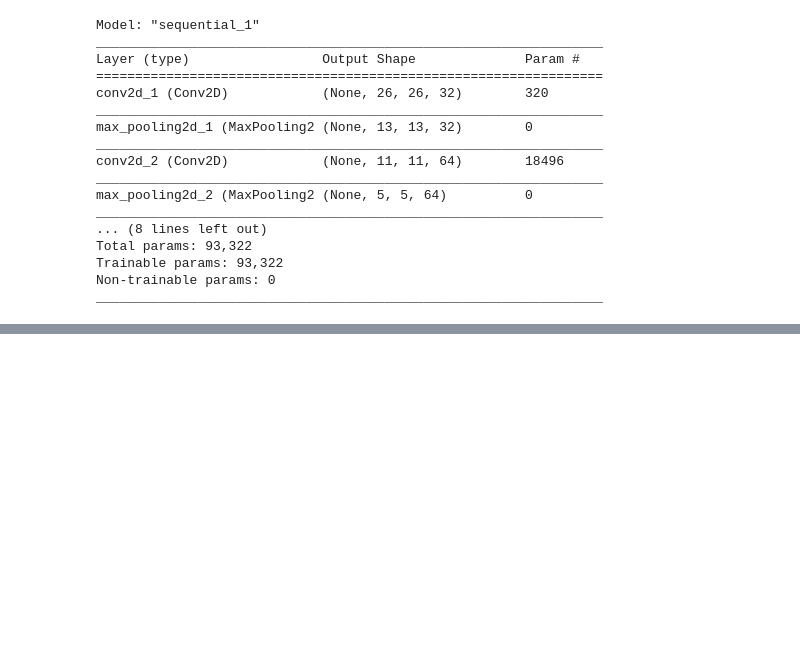
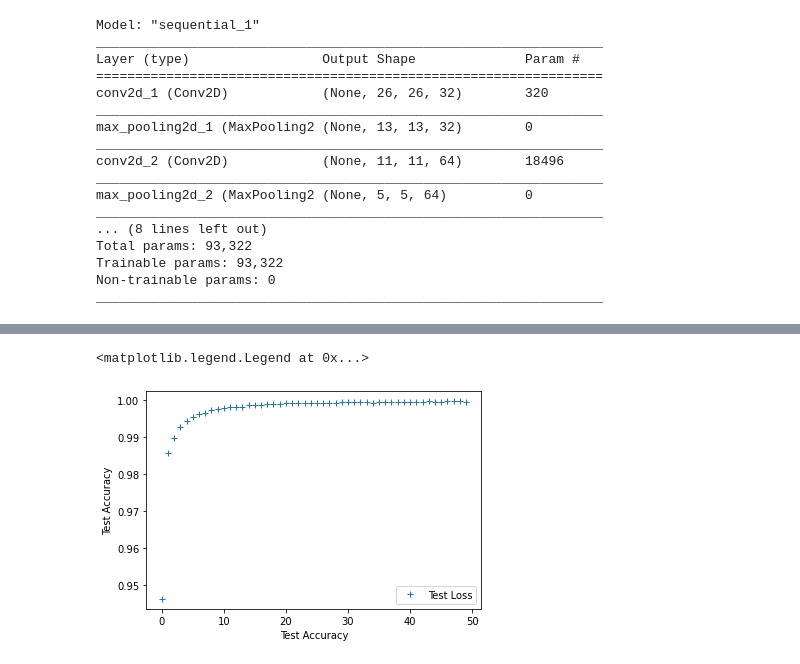
Before and after one commit to bullet400/house, a Jupyter notebook: Convoluntional_Neural.ipynb, the cells around one changed output, grey strips where cells are left out. Cells and saved outputs as stored; diff of their text form; code cells hidden in the pictures; blank space fills up the shorter version.

```diff
--- a/Convoluntional_Neural.ipynb
+++ b/Convoluntional_Neural.ipynb
@@ -113,0 +168,8 @@ test_accu
+# %%
+plt.plot(test_accuracy, '+', label=('Test Loss'))
+plt.xlabel('Test Accuracy')
+plt.ylabel('Test Accuracy')
+plt.legend()
+# %% [output]
+<matplotlib.legend.Legend at 0x...>
+[figure, added]
```
Also changed, not shown: parts of 12 cells of this notebook.
